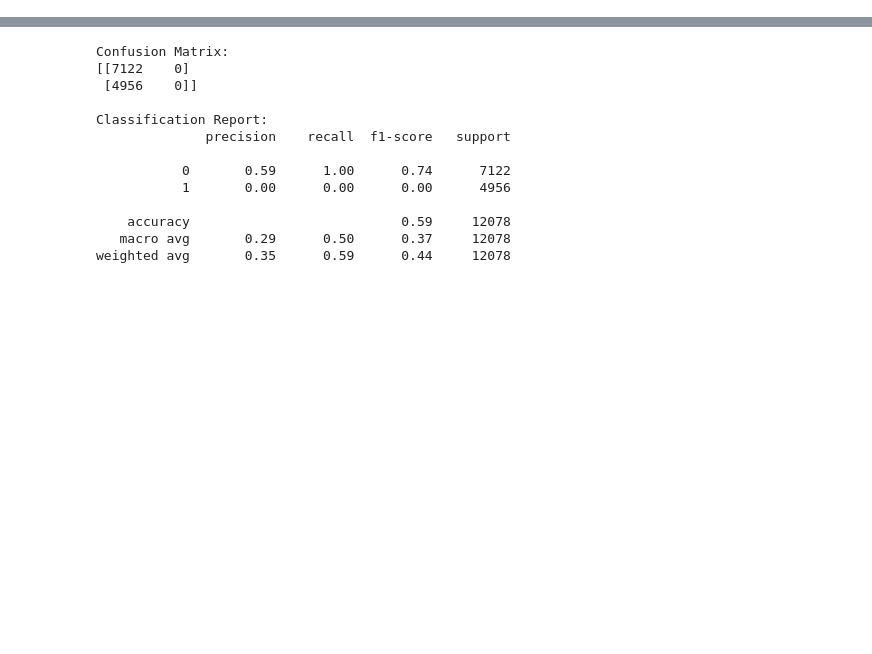
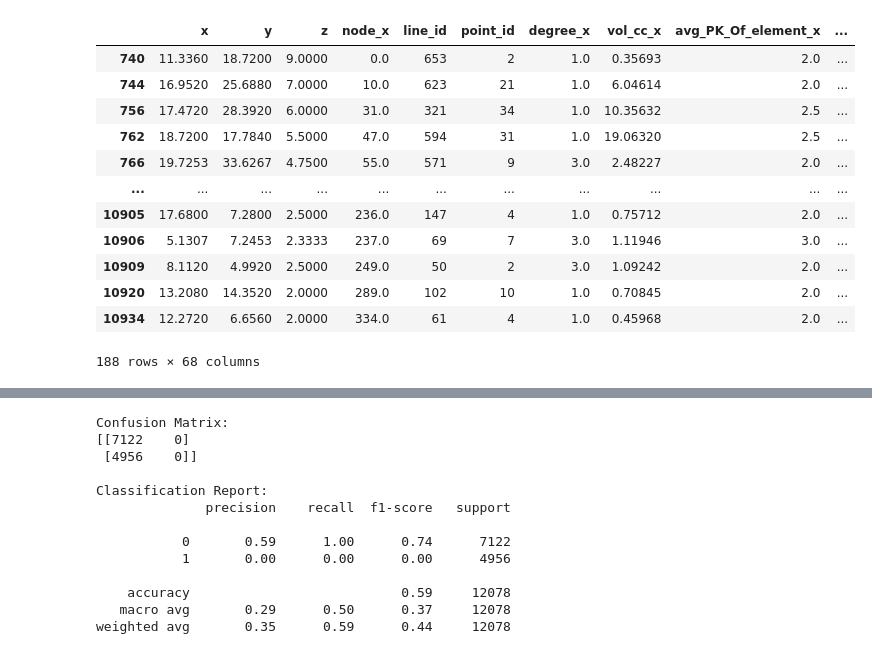
Before and after one commit to NotRithik/Mitochondrial-Function-Prediction-V2, a Jupyter notebook: SVM_RF.ipynb, the cells around one changed output, grey strips where cells are left out. Cells and saved outputs as stored; diff of their text form; code cells hidden in the pictures; blank space fills up the shorter version.

```diff
--- a/SVM_RF.ipynb
+++ b/SVM_RF.ipynb
@@ -52,31 +52,18 @@ def var_name(var):
 # %%
 data = pd.read_csv('All_Groups.csv')
 
-entire_dataset_model = train_SVM(data)
 
 only_tol_data = data[data['file_name'].str.contains('Tol')]
 only_tol_data = only_tol_data[~only_tol_data['file_name'].str.contains('Tol4hr')]
-only_tol_model = train_SVM(only_tol_data)
 
 only_TCDD1nM1hr_data = data[data['file_name'].str.contains('TCDD1nM1hr')]
-only_TCDD1nM1hr_model = train_SVM(only_TCDD1nM1hr_data)
-
 # merge the tol and TCDD1nM1hr data
 tol_and_TCDD_data = pd.concat([only_tol_data, only_TCDD1nM1hr_data])
-tol_and_TCDD_model = train_SVM(tol_and_TCDD_data)
+# drop the standalones
+network_data = data[data['edges'] >1]
 
+network_tol = network_data[network_data['file_name'].str.contains('Tol')]
+network_tol = network_tol[~network_tol['file_name'].str.contains('Tol4hr')]
 
-# drop the standalones
-data = data[data['edges'] >1]
-
-network_all_model = train_SVM(data)
-
-network_tol = data[data['file_name'].str.contains('Tol')]
-network_tol = network_tol[~network_tol['file_name'].str.contains('Tol4hr')]
-network_tol_model = train_SVM(network_tol)
-
-network_TCDD1nM1hr = data[data['file_name'].str.contains('TCDD1nM1hr')]
-network_TCDD1nM1hr_model = train_SVM(network_TCDD1nM1hr)
-
-
+network_TCDD1nM1hr = network_data[network_data['file_name'].str.contains('TCDD1nM1hr')]
 network_tol_and_TCDD_data = pd.concat([network_tol, network_TCDD1nM1hr])
@@ -231,0 +195,16 @@ weighted avg       0.81      0.82      0.81        38
+# %%
+network_tol_model[1]
+# %% [output]
+|  | x | y | z | node_x | line_id | point_id | degree_x | vol_cc_x | avg_PK_Of_element_x | ... |
+| 740 | 11.3360 | 18.7200 | 9.0000 | 0.0 | 653 | 2 | 1.0 | 0.35693 | 2.0 | ... |
+| 744 | 16.9520 | 25.6880 | 7.0000 | 10.0 | 623 | 21 | 1.0 | 6.04614 | 2.0 | ... |
+| 756 | 17.4720 | 28.3920 | 6.0000 | 31.0 | 321 | 34 | 1.0 | 10.35632 | 2.5 | ... |
+| 762 | 18.7200 | 17.7840 | 5.5000 | 47.0 | 594 | 31 | 1.0 | 19.06320 | 2.5 | ... |
+| 766 | 19.7253 | 33.6267 | 4.7500 | 55.0 | 571 | 9 | 3.0 | 2.48227 | 2.0 | ... |
+| ... | ... | ... | ... | ... | ... | ... | ... | ... | ... | ... |
+| 10905 | 17.6800 | 7.2800 | 2.5000 | 236.0 | 147 | 4 | 1.0 | 0.75712 | 2.0 | ... |
+| 10906 | 5.1307 | 7.2453 | 2.3333 | 237.0 | 69 | 7 | 3.0 | 1.11946 | 3.0 | ... |
+| 10909 | 8.1120 | 4.9920 | 2.5000 | 249.0 | 50 | 2 | 3.0 | 1.09242 | 2.0 | ... |
+| 10920 | 13.2080 | 14.3520 | 2.0000 | 289.0 | 102 | 10 | 1.0 | 0.70845 | 2.0 | ... |
+| 10934 | 12.2720 | 6.6560 | 2.0000 | 334.0 | 61 | 4 | 1.0 | 0.45968 | 2.0 | ... |
+188 rows × 68 columns
```
Also changed, not shown: parts of 9 cells of this notebook.
